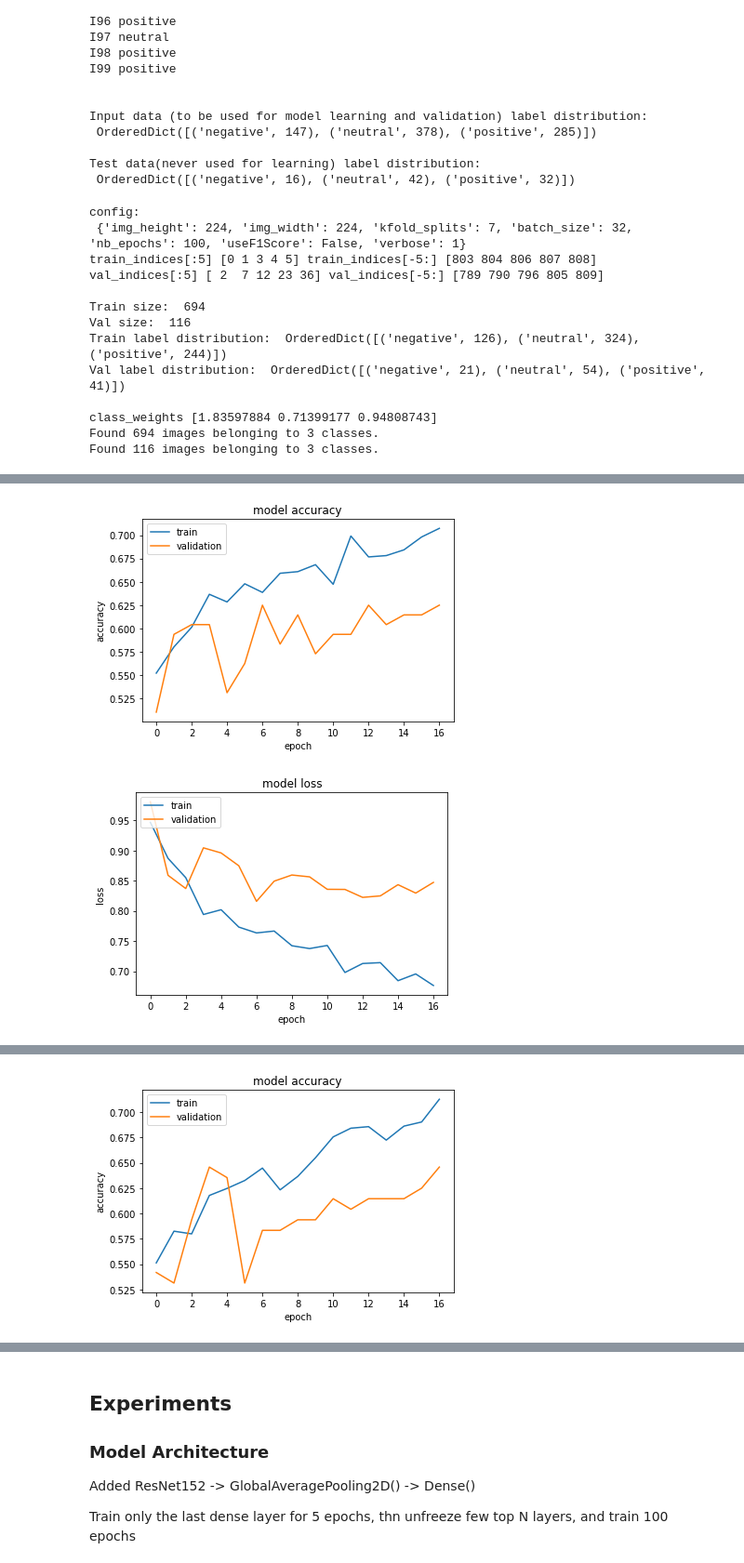
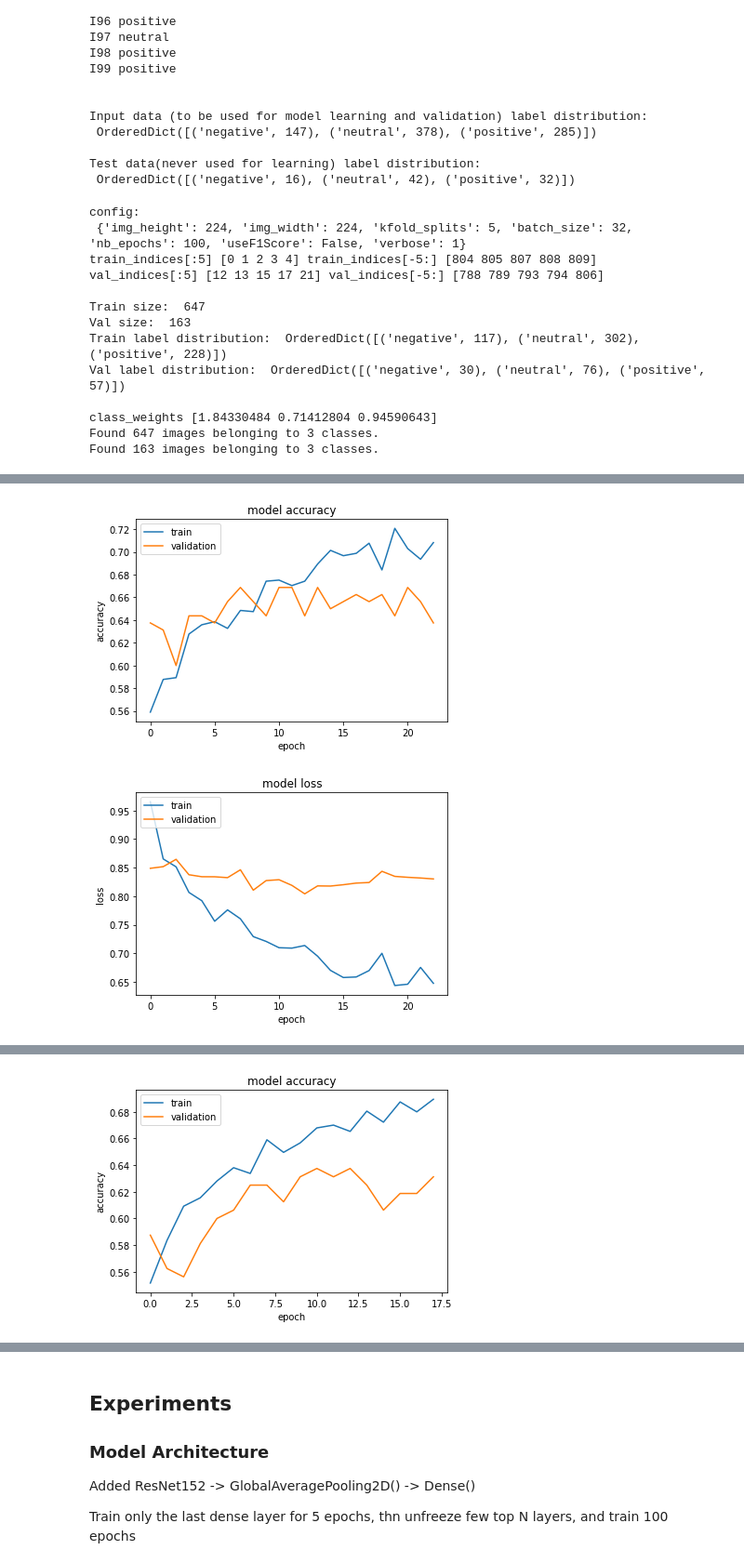
Before and after one commit to elkhand/human-emotions-classifier, a Jupyter notebook: Final Image classification.ipynb, the cells around one changed output, grey strips where cells are left out. Shown: that part at 93% size. Saved outputs shown, nothing was run; the diff lists cells and outputs as text; code cells hidden in the pictures.

Commit message:
Fixed Final IMageClassificaiton

```diff
--- a/Final Image classification.ipynb
+++ b/Final Image classification.ipynb
@@ -151,7 +151,7 @@ seed = 7
 
 test_size = 0.1
 
-kfold_splits =  7 #5
+kfold_splits =  5 #5
 
 neutralLow = 3.0
 neutralHigh = 5.0
@@ -398,12 +398,13 @@ def evalaute_on_test_data(model, config):
     predictions = model.predict_generator(test_batches, steps=test_batches.samples // config['batch_size'], verbose=1)
     print("predictions\n", predictions)
     print("\n")
-    label_map_from_train_gen = (get_label_map_from_train_generator(config))
+    label_map_from_train_gen = (imut.get_label_map_from_train_generator(input_images_classified, config))
     print("============= label_map_from_train_gen ", label_map_from_train_gen," =================")
-    predictions = conver_predictions_to_classes(predictions, label_map_from_train_gen)
+    intLabel_to_index = convert_class_to_index_into_int(label_map_from_train_gen)
+    predictions = imut.conver_predictions_to_classes(predictions, intLabel_to_index)
 
     test_filenames = test_batches.filenames
-    y_true = get_truth_labels_test_data(test_filenames)
+    y_true = imut.get_truth_labels_test_data(test_filenames)
     y_pred = predictions
 
     cnf_matrix = confusion_matrix(y_true, y_pred)
@@ -494,16 +495,16 @@ if __name__ == "__main__":
     main()
 # %% [output]
 config:
- {'img_height': 224, 'img_width': 224, 'kfold_splits': 7, 'batch_size': 32, 'nb_epochs': 100, 'useF1Score': False, 'verbose': 1}
-train_indices[:5] [0 1 3 4 5] train_indices[-5:] [803 804 806 807 808]
-val_indices[:5] [ 2  7 12 23 36] val_indices[-5:] [789 790 796 805 809]
+ {'img_height': 224, 'img_width': 224, 'kfold_splits': 5, 'batch_size': 32, 'nb_epochs': 100, 'useF1Score': False, 'verbose': 1}
+train_indices[:5] [0 1 2 3 4] train_indices[-5:] [804 805 807 808 809]
+val_indices[:5] [12 13 15 17 21] val_indices[-5:] [788 789 793 794 806]
 
-Train size:  694
-Val size:  116
-Train label distribution:  OrderedDict([('negative', 126), ('neutral', 324), ('positive', 244)])
-Val label distribution:  OrderedDict([('negative', 21), ('neutral', 54), ('positive', 41)])
+Train size:  647
+Val size:  163
+Train label distribution:  OrderedDict([('negative', 117), ('neutral', 302), ('positive', 228)])
+Val label distribution:  OrderedDict([('negative', 30), ('neutral', 76), ('positive', 57)])
 
-class_weights [1.83597884 0.71399177 0.94808743]
-Found 694 images belonging to 3 classes.
-Found 116 images belonging to 3 classes.
+class_weights [1.84330484 0.71412804 0.94590643]
+Found 647 images belonging to 3 classes.
+Found 163 images belonging to 3 classes.
 Epoch 1/3
@@ -526,2 +527,2 @@ best_val_acc 0.625
-[figure, old version]
+[figure, new version]
-[figure, old version]
+[figure, new version]
@@ -545 +546 @@ best_val_acc 0.6458333333333334
-[figure, old version]
+[figure, new version]
```
Also changed, not shown: parts of 1 cell of this notebook, 2 other files.
